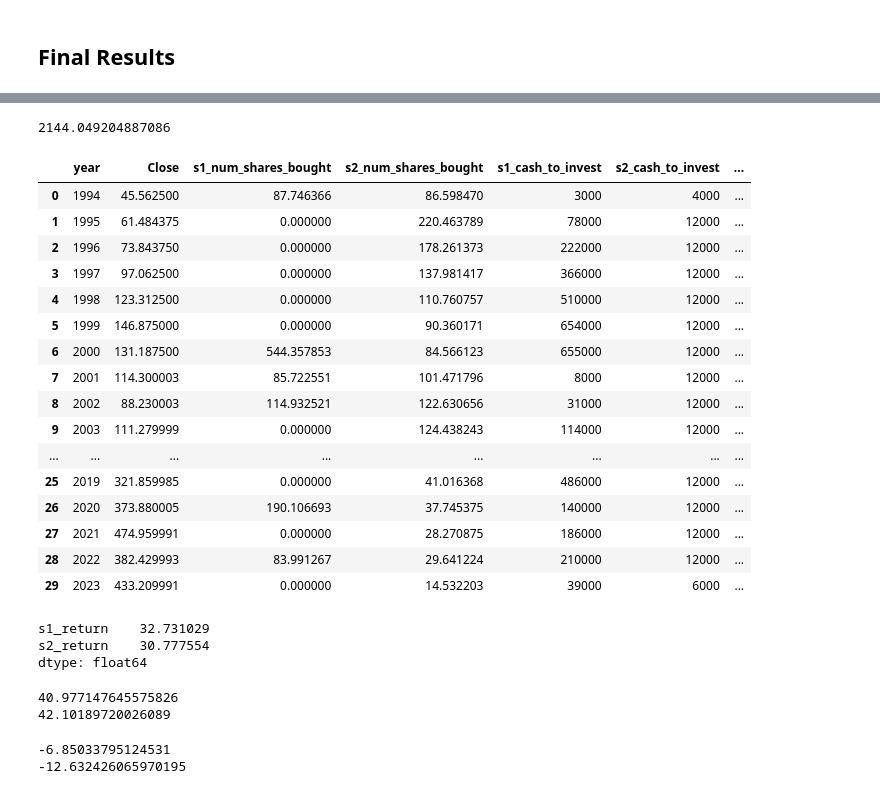
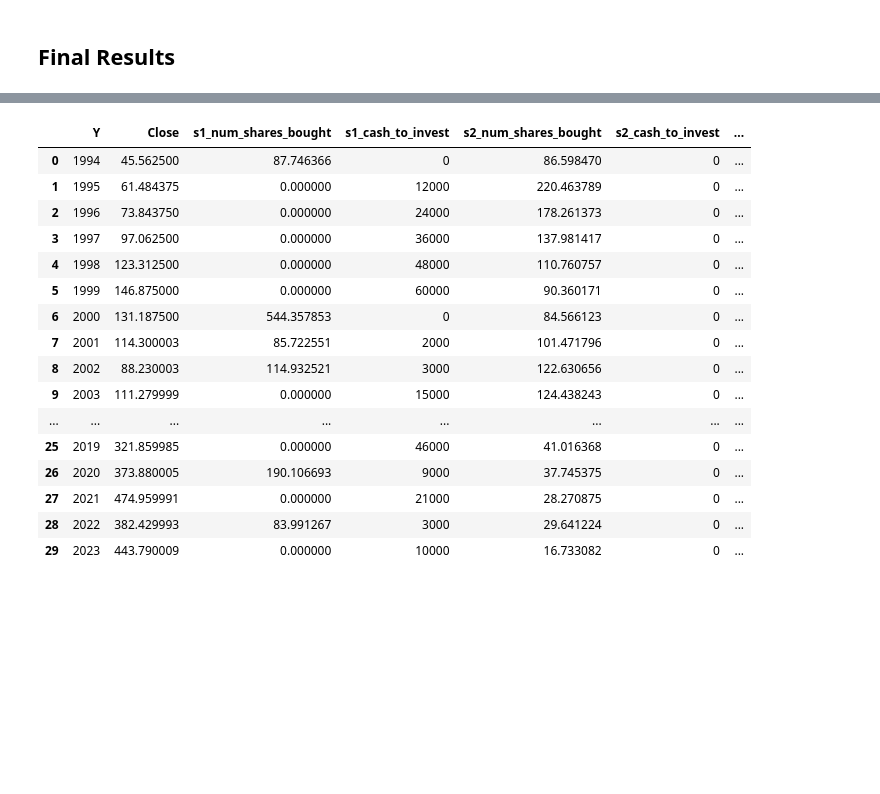
Before and after one commit to Hartaig/mean-reversion-investing, a Jupyter notebook: research/run_sim.ipynb, the cells around one changed output, grey strips where cells are left out. Drawn from its saved outputs; the diff is of its cells as text; code cells hidden in the pictures; blank space fills up the shorter version.

```diff
--- a/research/run_sim.ipynb
+++ b/research/run_sim.ipynb
@@ -145,53 +113,21 @@ df_final
-# %%
-sum(df_final['s1_num_shares_bought'])
-# %% [output]
-2144.049204887086
-# %%
-df_final_g = df_final.groupby('year').agg({'Close': 'last',
-                                           's1_num_shares_bought':'sum',
-                                           's2_num_shares_bought':'sum',
-                                           's1_cash_to_invest':'sum',
-                                           's2_cash_to_invest':'sum'}).reset_index()
-df_final_g['s1_num_shares_bought_cumsum'] = np.cumsum(df_final_g['s1_num_shares_bought'])
-df_final_g['s2_num_shares_bought_cumsum'] = np.cumsum(df_final_g['s2_num_shares_bought'])
-df_final_g['s1_value'] = df_final_g['Close']*df_final_g['s1_num_shares_bought_cumsum']
-df_final_g['s2_value'] = df_final_g['Close']*df_final_g['s2_num_shares_bought_cumsum']
-df_final_g['s1_return'] = ((df_final_g['s1_value'] - df_final_g['s1_value'].shift(1))/df_final_g['s1_value'].shift(1))*100
-df_final_g['s2_return'] = ((df_final_g['s2_value'] - df_final_g['s2_value'].shift(1))/df_final_g['s2_value'].shift(1))*100
-df_final_g
-# %% [output]
-|  | year | Close | s1_num_shares_bought | s2_num_shares_bought | s1_cash_to_invest | s2_cash_to_invest | ... |
-| 0 | 1994 | 45.562500 | 87.746366 | 86.598470 | 3000 | 4000 | ... |
-| 1 | 1995 | 61.484375 | 0.000000 | 220.463789 | 78000 | 12000 | ... |
-| 2 | 1996 | 73.843750 | 0.000000 | 178.261373 | 222000 | 12000 | ... |
-| 3 | 1997 | 97.062500 | 0.000000 | 137.981417 | 366000 | 12000 | ... |
-| 4 | 1998 | 123.312500 | 0.000000 | 110.760757 | 510000 | 12000 | ... |
-| 5 | 1999 | 146.875000 | 0.000000 | 90.360171 | 654000 | 12000 | ... |
-| 6 | 2000 | 131.187500 | 544.357853 | 84.566123 | 655000 | 12000 | ... |
-| 7 | 2001 | 114.300003 | 85.722551 | 101.471796 | 8000 | 12000 | ... |
-| 8 | 2002 | 88.230003 | 114.932521 | 122.630656 | 31000 | 12000 | ... |
-| 9 | 2003 | 111.279999 | 0.000000 | 124.438243 | 114000 | 12000 | ... |
-| ... | ... | ... | ... | ... | ... | ... | ... |
-| 25 | 2019 | 321.859985 | 0.000000 | 41.016368 | 486000 | 12000 | ... |
-| 26 | 2020 | 373.880005 | 190.106693 | 37.745375 | 140000 | 12000 | ... |
-| 27 | 2021 | 474.959991 | 0.000000 | 28.270875 | 186000 | 12000 | ... |
-| 28 | 2022 | 382.429993 | 83.991267 | 29.641224 | 210000 | 12000 | ... |
-| 29 | 2023 | 433.209991 | 0.000000 | 14.532203 | 39000 | 6000 | ... |
-# %%
-df_final_g[['s1_return', 's2_return']].mean()
-# %% [output]
-s1_return    32.731029
-s2_return    30.777554
-dtype: float64
-# %%
-print(np.mean(df_final_g[df_final_g['s1_return']>0]['s1_return']))
-print(np.mean(df_final_g[df_final_g['s2_return']>0]['s2_return']))
-# %% [output]
-40.977147645575826
-42.10189720026089
-# %%
-print(np.mean(df_final_g[df_final_g['s1_return']<0]['s1_return']))
-print(np.mean(df_final_g[df_final_g['s2_return']<0]['s2_return']))
-# %% [output]
--6.85033795124531
--12.632426065970195
+# %%
+df_final = s.compute_return([s1, s2], 'Y')
+df_final['df_agg']
+# %% [output]
+|  | Y | Close | s1_num_shares_bought | s1_cash_to_invest | s2_num_shares_bought | s2_cash_to_invest | ... |
+| 0 | 1994 | 45.562500 | 87.746366 | 0 | 86.598470 | 0 | ... |
+| 1 | 1995 | 61.484375 | 0.000000 | 12000 | 220.463789 | 0 | ... |
+| 2 | 1996 | 73.843750 | 0.000000 | 24000 | 178.261373 | 0 | ... |
+| 3 | 1997 | 97.062500 | 0.000000 | 36000 | 137.981417 | 0 | ... |
+| 4 | 1998 | 123.312500 | 0.000000 | 48000 | 110.760757 | 0 | ... |
+| 5 | 1999 | 146.875000 | 0.000000 | 60000 | 90.360171 | 0 | ... |
+| 6 | 2000 | 131.187500 | 544.357853 | 0 | 84.566123 | 0 | ... |
+| 7 | 2001 | 114.300003 | 85.722551 | 2000 | 101.471796 | 0 | ... |
+| 8 | 2002 | 88.230003 | 114.932521 | 3000 | 122.630656 | 0 | ... |
+| 9 | 2003 | 111.279999 | 0.000000 | 15000 | 124.438243 | 0 | ... |
+| ... | ... | ... | ... | ... | ... | ... | ... |
+| 25 | 2019 | 321.859985 | 0.000000 | 46000 | 41.016368 | 0 | ... |
+| 26 | 2020 | 373.880005 | 190.106693 | 9000 | 37.745375 | 0 | ... |
+| 27 | 2021 | 474.959991 | 0.000000 | 21000 | 28.270875 | 0 | ... |
+| 28 | 2022 | 382.429993 | 83.991267 | 3000 | 29.641224 | 0 | ... |
+| 29 | 2023 | 443.790009 | 0.000000 | 10000 | 16.733082 | 0 | ... |
```
Also changed, not shown: parts of 9 cells of this notebook, 1 other file.
